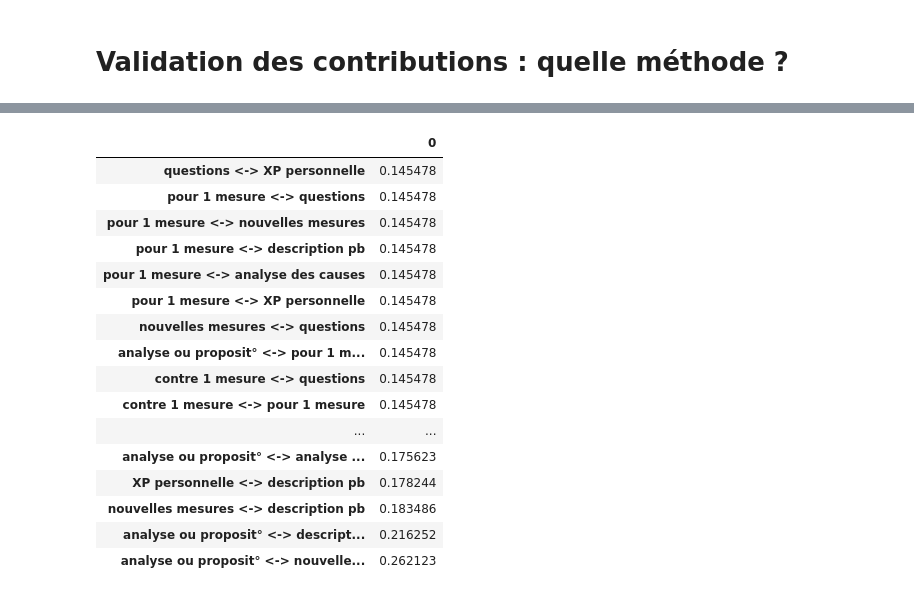
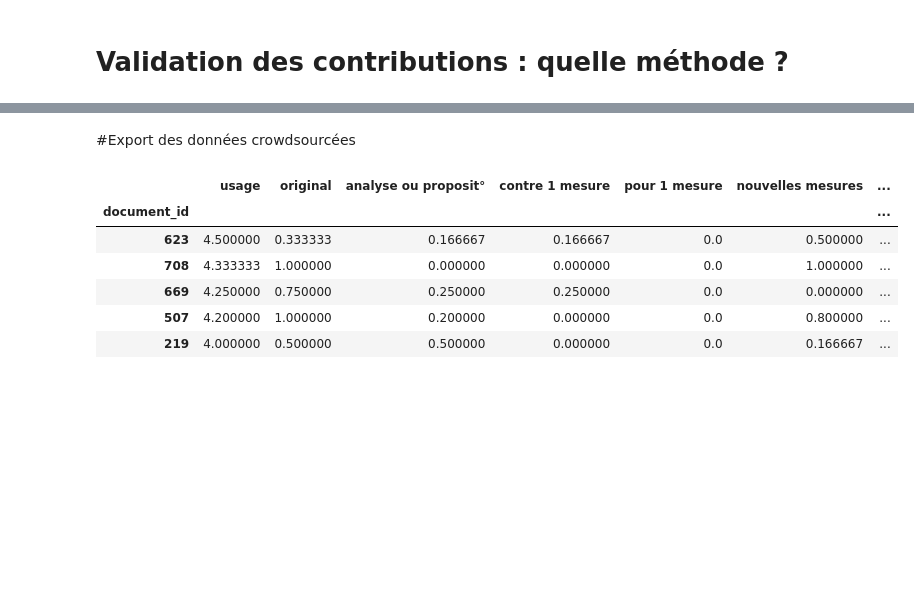
Before and after one commit to regardscitoyens/consultation_an, a Jupyter notebook: exploitation/analyse.ipynb, the cells around one changed output, grey strips where cells are left out. Saved outputs shown, nothing was run; the diff lists cells and outputs as text; code cells hidden in the pictures; blank space fills up the shorter version.

Commit message:
Export des données crowdsourcées

```diff
--- a/exploitation/analyse.ipynb
+++ b/exploitation/analyse.ipynb
@@ -207,20 +166,16 @@ See the caveats in the documentation: http://pandas.pydata.org/pandas-docs/stabl
-# %%
-pd.DataFrame(data=[score]).T.sort_values(by=0)
-# %% [output]
-|  | 0 |
-| questions <-> XP personnelle | 0.145478 |
-| pour 1 mesure <-> questions | 0.145478 |
-| pour 1 mesure <-> nouvelles mesures | 0.145478 |
-| pour 1 mesure <-> description pb | 0.145478 |
-| pour 1 mesure <-> analyse des causes | 0.145478 |
-| pour 1 mesure <-> XP personnelle | 0.145478 |
-| nouvelles mesures <-> questions | 0.145478 |
-| analyse ou proposit° <-> pour 1 m... | 0.145478 |
-| contre 1 mesure <-> questions | 0.145478 |
-| contre 1 mesure <-> pour 1 mesure | 0.145478 |
-| ... | ... |
-| analyse ou proposit° <-> analyse ... | 0.175623 |
-| XP personnelle <-> description pb | 0.178244 |
-| nouvelles mesures <-> description pb | 0.183486 |
-| analyse ou proposit° <-> descript... | 0.216252 |
-| analyse ou proposit° <-> nouvelle... | 0.262123 |
+# %% [markdown]
+#Export des données crowdsourcées
+# %%
+#"cite", "prend en compte", "reçoit", "ne fait rien", "demande à éclaircir"
+df['usage'] = df['reçoit'] * 5 + df['cite'] * 4 + df['demande à éclaircir'] * 3 + df['prend en compte'] * 2
+resultat_crowdsource = df[['document_id','usage','original','analyse ou proposit°','contre 1 mesure','pour 1 mesure','nouvelles mesures','questions','XP personnelle','analyse des causes','description pb']].groupby('document_id').mean().sort_values(by='usage', ascending=False)
+resultat_crowdsource['document_id'] = resultat_crowdsource.index
+resultat_crowdsource.head()
+# %% [output]
+|  | usage | original | analyse ou proposit° | contre 1 mesure | pour 1 mesure | nouvelles mesures | ... |
+| document_id |  |  |  |  |  |  | ... |
+| 623 | 4.500000 | 0.333333 | 0.166667 | 0.166667 | 0.0 | 0.500000 | ... |
+| 708 | 4.333333 | 1.000000 | 0.000000 | 0.000000 | 0.0 | 1.000000 | ... |
+| 669 | 4.250000 | 0.750000 | 0.250000 | 0.250000 | 0.0 | 0.000000 | ... |
+| 507 | 4.200000 | 1.000000 | 0.200000 | 0.000000 | 0.0 | 0.800000 | ... |
+| 219 | 4.000000 | 0.500000 | 0.500000 | 0.000000 | 0.0 | 0.166667 | ... |
```
Also changed, not shown: parts of 13 cells of this notebook, 2 other files.
